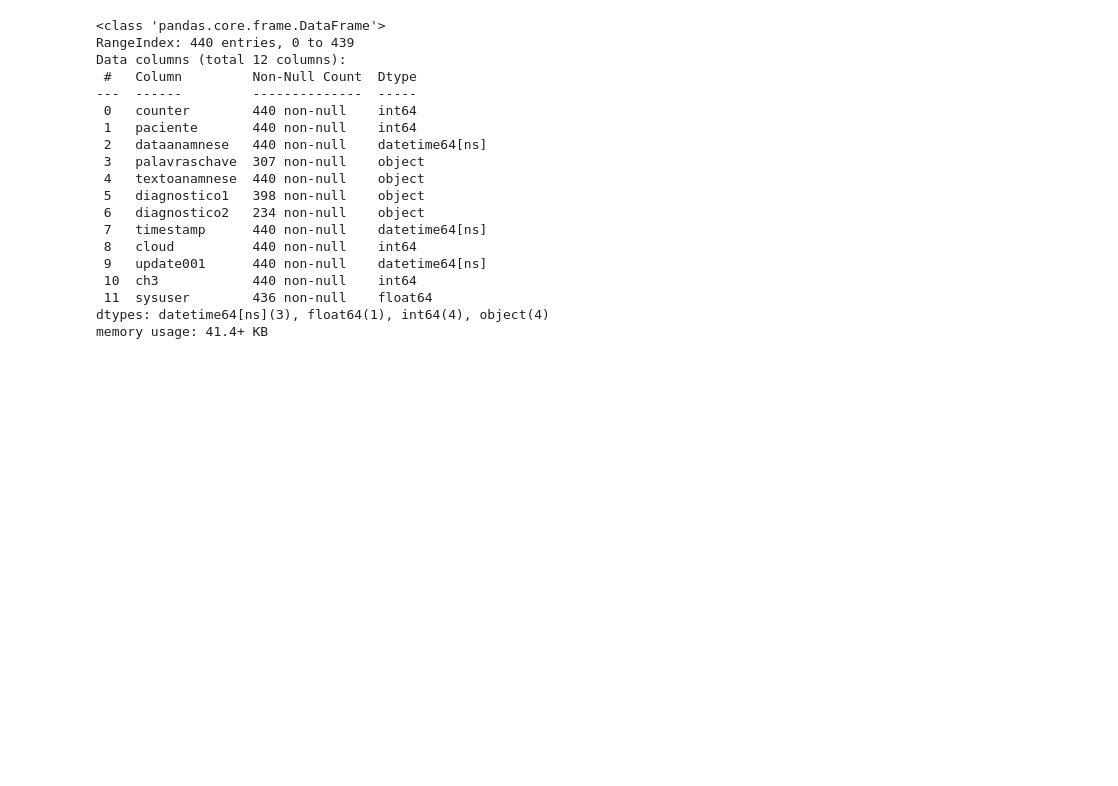
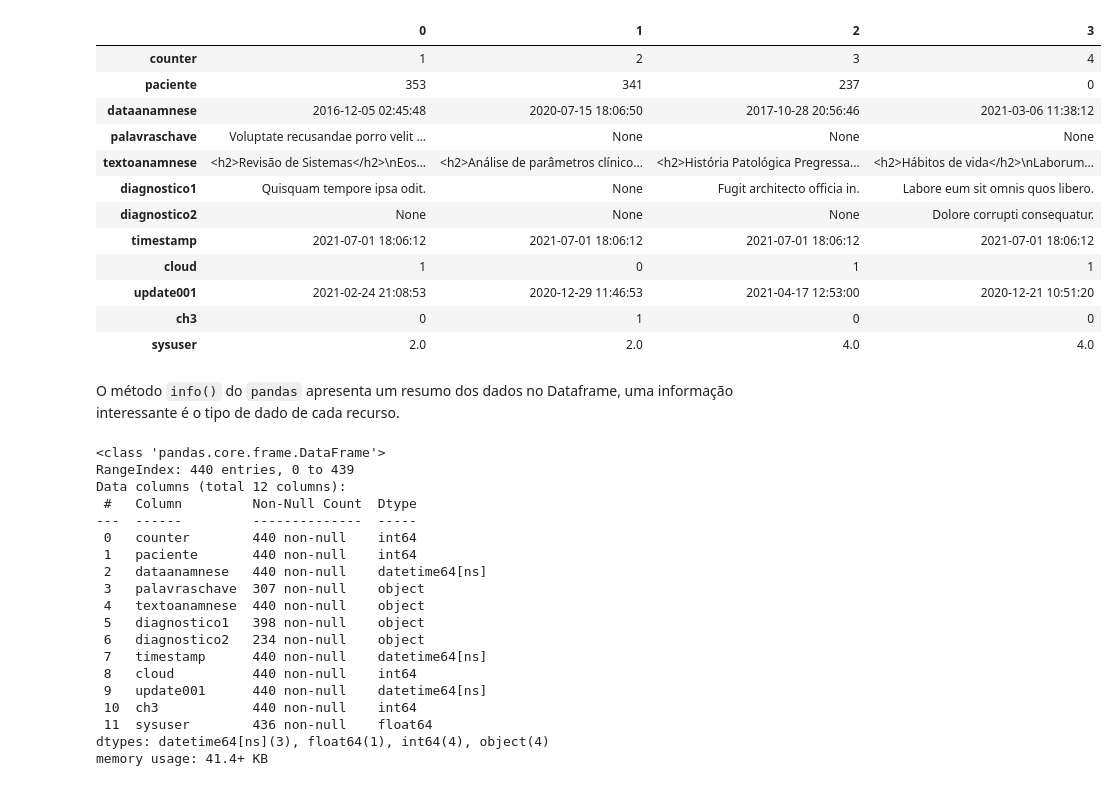
Before and after one commit to jeas560/iclinic-migration-challenge, a Jupyter notebook: desafio_base2_evolucao.ipynb, the cells around one changed output. Cells and saved outputs as stored; diff of their text form; code cells hidden in the pictures; blank space fills up the shorter version.

```diff
--- a/desafio_base2_evolucao.ipynb
+++ b/desafio_base2_evolucao.ipynb
@@ -32,3 +47,21 @@ df.head(5).T
+# %%
+df.head(4).T
+# %% [output]
+|  | 0 | 1 | 2 | 3 |
+| counter | 1 | 2 | 3 | 4 |
+| paciente | 353 | 341 | 237 | 0 |
+| dataanamnese | 2016-12-05 02:45:48 | 2020-07-15 18:06:50 | 2017-10-28 20:56:46 | 2021-03-06 11:38:12 |
+| palavraschave | Voluptate recusandae porro velit ... | None | None | None |
+| textoanamnese | <h2>Revisão de Sistemas</h2>\nEos... | <h2>Análise de parâmetros clínico... | <h2>História Patológica Pregressa... | <h2>Hábitos de vida</h2>\nLaborum... |
+| diagnostico1 | Quisquam tempore ipsa odit. | None | Fugit architecto officia in. | Labore eum sit omnis quos libero. |
+| diagnostico2 | None | None | None | Dolore corrupti consequatur. |
+| timestamp | 2021-07-01 18:06:12 | 2021-07-01 18:06:12 | 2021-07-01 18:06:12 | 2021-07-01 18:06:12 |
+| cloud | 1 | 0 | 1 | 1 |
+| update001 | 2021-02-24 21:08:53 | 2020-12-29 11:46:53 | 2021-04-17 12:53:00 | 2020-12-21 10:51:20 |
+| ch3 | 0 | 1 | 0 | 0 |
+| sysuser | 2.0 | 2.0 | 4.0 | 4.0 |
+# %% [markdown]
+O método `info()` do `pandas` apresenta um resumo dos dados no Dataframe, uma informação interessante é o tipo de dado de cada recurso.
 # %%
 df.info()
 # %% [output]
```
Also changed, not shown: parts of 31 cells of this notebook, 2 other files.
